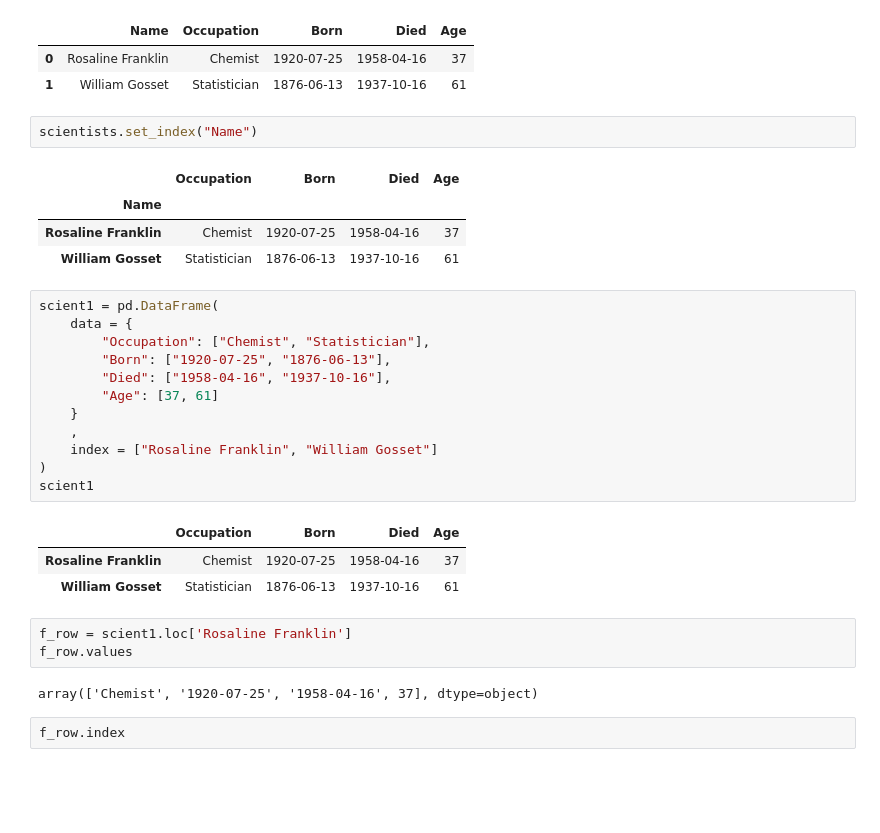
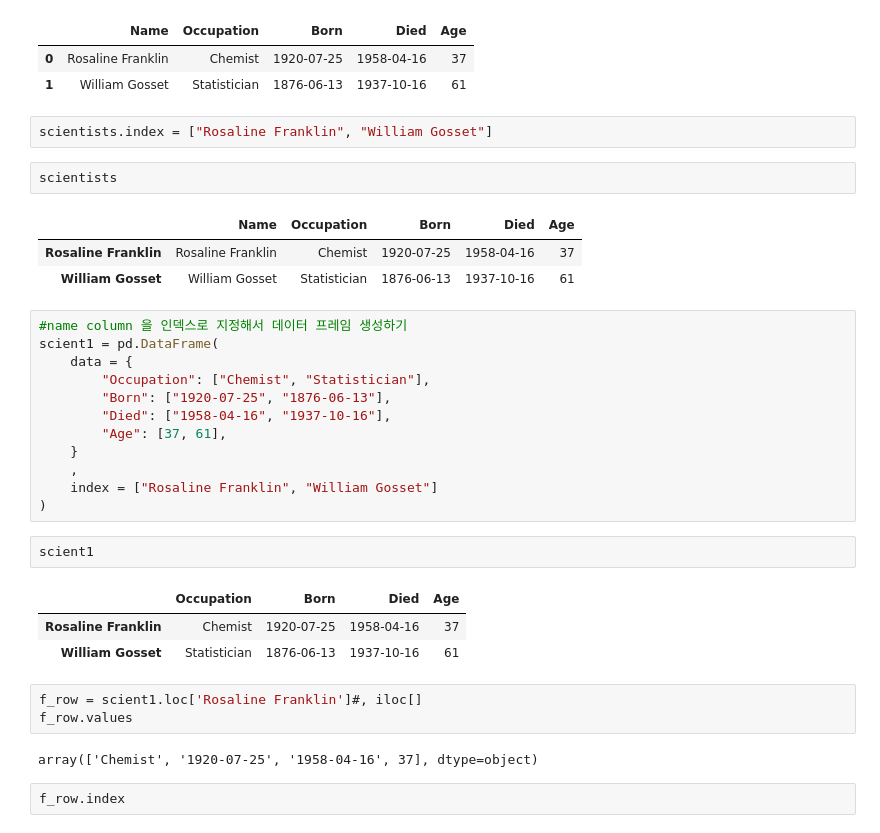
Before and after one commit to gyulin99/hellopython, a Jupyter notebook: 22_pandas.ipynb, the cells around one changed output. Cells and saved outputs as stored; diff of their text form; blank space fills up the shorter version.

```diff
--- a/22_pandas.ipynb
+++ b/22_pandas.ipynb
@@ -486,31 +468,34 @@ scientists
 |  | Name | Occupation | Born | Died | Age |
 | 0 | Rosaline Franklin | Chemist | 1920-07-25 | 1958-04-16 | 37 |
 | 1 | William Gosset | Statistician | 1876-06-13 | 1937-10-16 | 61 |
+# %%
+scientists.index = ["Rosaline Franklin", "William Gosset"]
 # %%
-scientists.set_index("Name")
+scientists
 # %% [output]
-|  | Occupation | Born | Died | Age |
-| Name |  |  |  |  |
-| Rosaline Franklin | Chemist | 1920-07-25 | 1958-04-16 | 37 |
-| William Gosset | Statistician | 1876-06-13 | 1937-10-16 | 61 |
+|  | Name | Occupation | Born | Died | Age |
+| Rosaline Franklin | Rosaline Franklin | Chemist | 1920-07-25 | 1958-04-16 | 37 |
+| William Gosset | William Gosset | Statistician | 1876-06-13 | 1937-10-16 | 61 |
 # %%
+#name column 을 인덱스로 지정해서 데이터 프레임 생성하기
 scient1 = pd.DataFrame(
     data = {
         "Occupation": ["Chemist", "Statistician"],
         "Born": ["1920-07-25", "1876-06-13"],
         "Died": ["1958-04-16", "1937-10-16"],
-        "Age": [37, 61]
+        "Age": [37, 61],
     }
     ,
     index = ["Rosaline Franklin", "William Gosset"]
 )
-scient1
-# %% [output]
-|  | Occupation | Born | Died | Age |
-| Rosaline Franklin | Chemist | 1920-07-25 | 1958-04-16 | 37 |
-| William Gosset | Statistician | 1876-06-13 | 1937-10-16 | 61 |
+# %%
+scient1
+# %% [output]
+|  | Occupation | Born | Died | Age |
+| Rosaline Franklin | Chemist | 1920-07-25 | 1958-04-16 | 37 |
+| William Gosset | Statistician | 1876-06-13 | 1937-10-16 | 61 |
 # %%
-f_row = scient1.loc['Rosaline Franklin']
+f_row = scient1.loc['Rosaline Franklin']#, iloc[]
 f_row.values
 # %% [output]
 array(['Chemist', '1920-07-25', '1958-04-16', 37], dtype=object)
```
Also changed, not shown: parts of 101 cells of this notebook.
